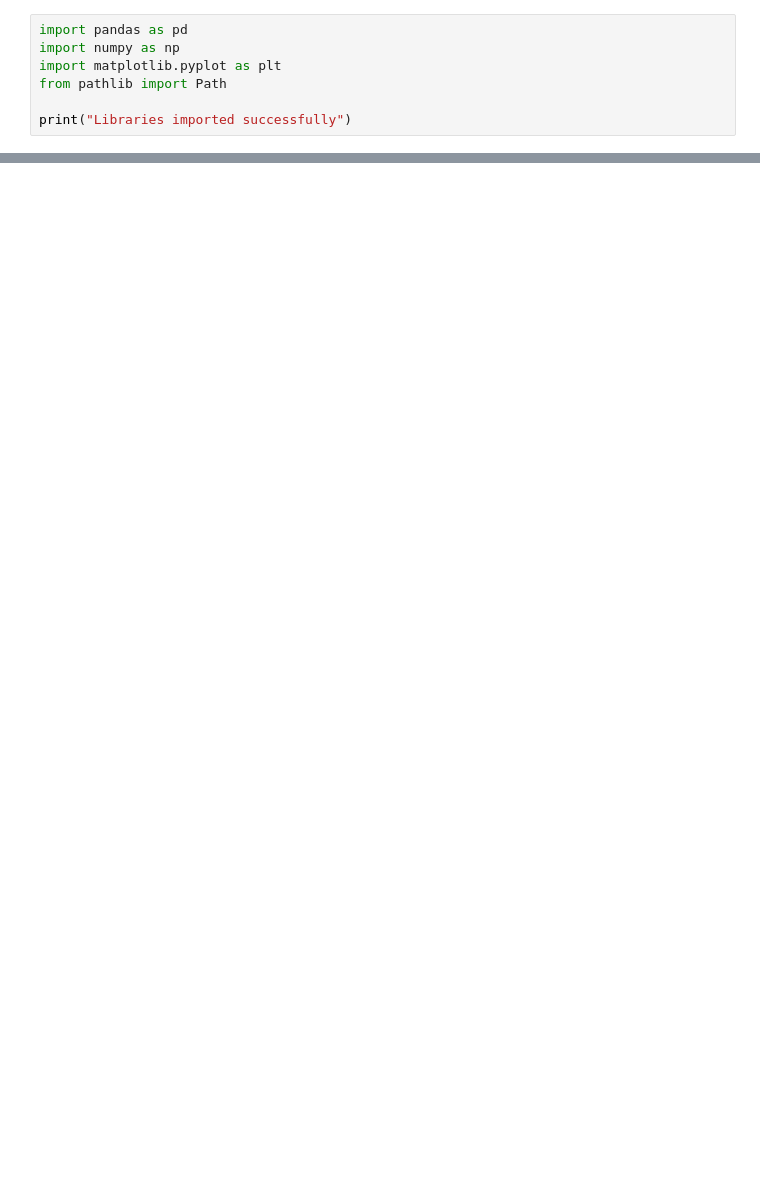
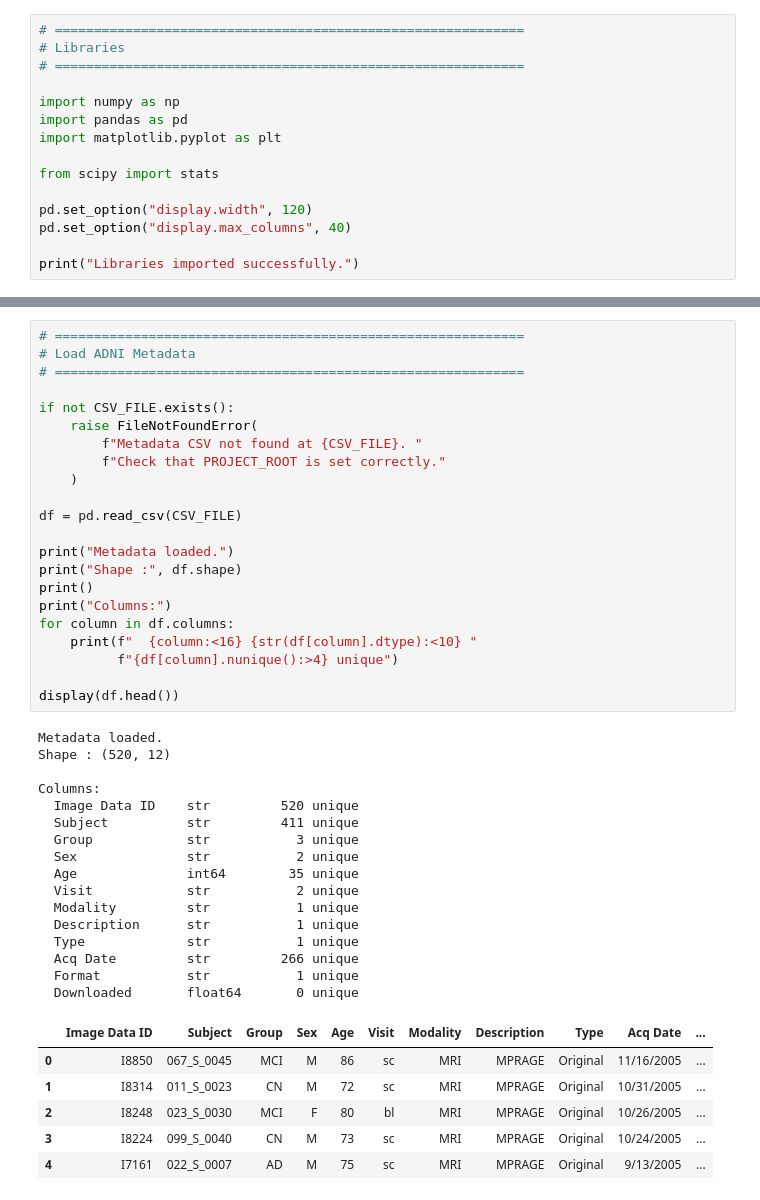
Before and after one commit to Aimen-Etorki-30095294/MSc-Final-Project, a Jupyter notebook: notebooks/01_data_exploration.ipynb, the cells around one changed output, grey strips where cells are left out. Drawn from its saved outputs; the diff is of its cells as text; blank space fills up the shorter version.

```diff
--- a/notebooks/01_data_exploration.ipynb
+++ b/notebooks/01_data_exploration.ipynb
@@ -14,8 +110,16 @@ The purpose of this notebook is to explore the ADNI metadata, understand the dat
 # %%
+# ============================================================
+# Libraries
+# ============================================================
+
+import numpy as np
 import pandas as pd
-import numpy as np
 import matplotlib.pyplot as plt
-from pathlib import Path
 
-print("Libraries imported successfully")
+from scipy import stats
+
+pd.set_option("display.width", 120)
+pd.set_option("display.max_columns", 40)
+
+print("Libraries imported successfully.")
 # %% [output]
@@ -136,0 +129,45 @@ plt.show()
+# %%
+# ============================================================
+# Load ADNI Metadata
+# ============================================================
+
+if not CSV_FILE.exists():
+    raise FileNotFoundError(
+        f"Metadata CSV not found at {CSV_FILE}. "
+        f"Check that PROJECT_ROOT is set correctly."
+    )
+
+df = pd.read_csv(CSV_FILE)
+
+print("Metadata loaded.")
+print("Shape :", df.shape)
+print()
+print("Columns:")
+for column in df.columns:
+    print(f"  {column:<16} {str(df[column].dtype):<10} "
+          f"{df[column].nunique():>4} unique")
+
+display(df.head())
+# %% [output]
+Metadata loaded.
+Shape : (520, 12)
+
+Columns:
+  Image Data ID    str         520 unique
+  Subject          str         411 unique
+  Group            str           3 unique
+  Sex              str           2 unique
+  Age              int64        35 unique
+  Visit            str           2 unique
+  Modality         str           1 unique
+  Description      str           1 unique
+  Type             str           1 unique
+  Acq Date         str         266 unique
+  Format           str           1 unique
+  Downloaded       float64       0 unique
+|  | Image Data ID | Subject | Group | Sex | Age | Visit | Modality | Description | Type | Acq Date | ... |
+| 0 | I8850 | 067_S_0045 | MCI | M | 86 | sc | MRI | MPRAGE | Original | 11/16/2005 | ... |
+| 1 | I8314 | 011_S_0023 | CN | M | 72 | sc | MRI | MPRAGE | Original | 10/31/2005 | ... |
+| 2 | I8248 | 023_S_0030 | MCI | F | 80 | bl | MRI | MPRAGE | Original | 10/26/2005 | ... |
+| 3 | I8224 | 099_S_0040 | CN | M | 73 | sc | MRI | MPRAGE | Original | 10/24/2005 | ... |
+| 4 | I7161 | 022_S_0007 | AD | M | 75 | sc | MRI | MPRAGE | Original | 9/13/2005 | ... |
```
Also changed, not shown: parts of 34 cells of this notebook, 30 other files.
